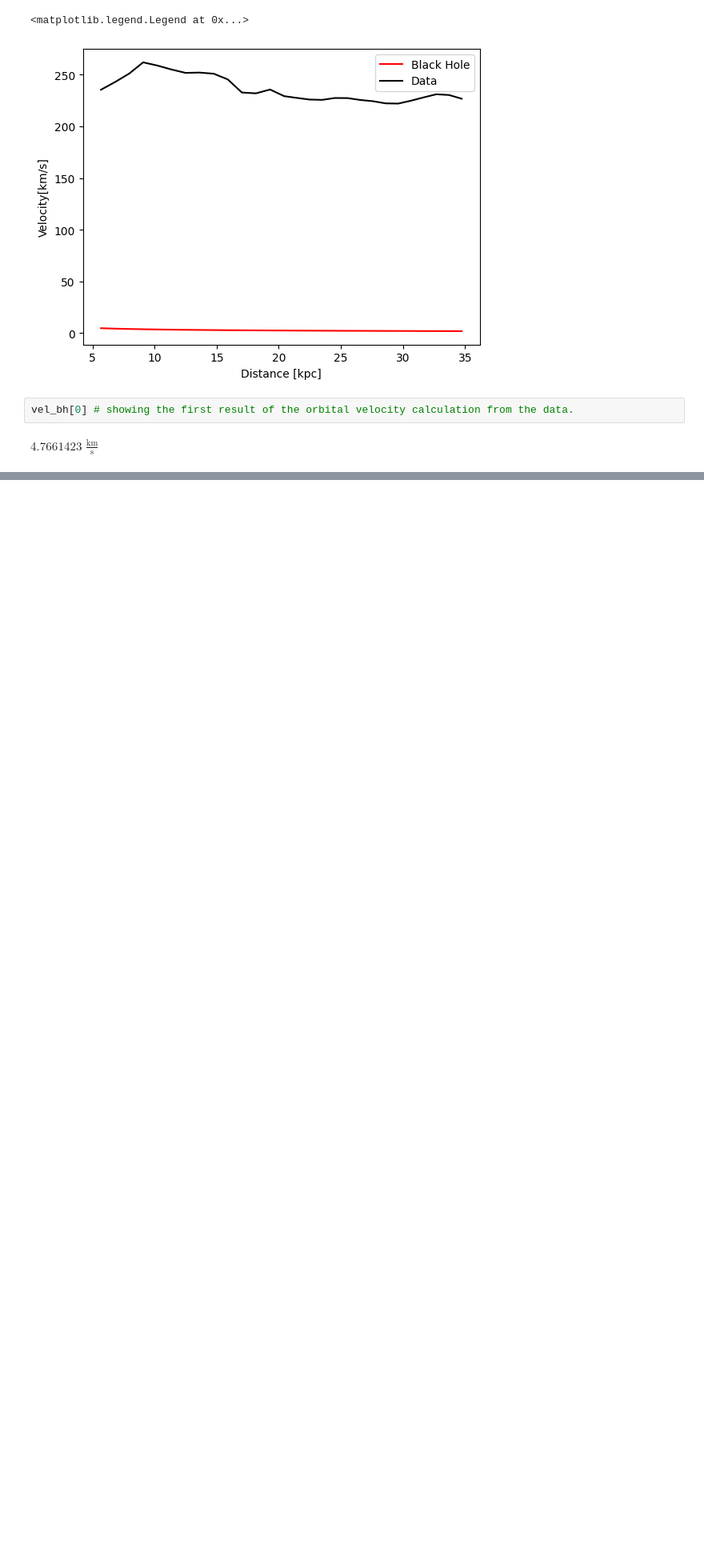
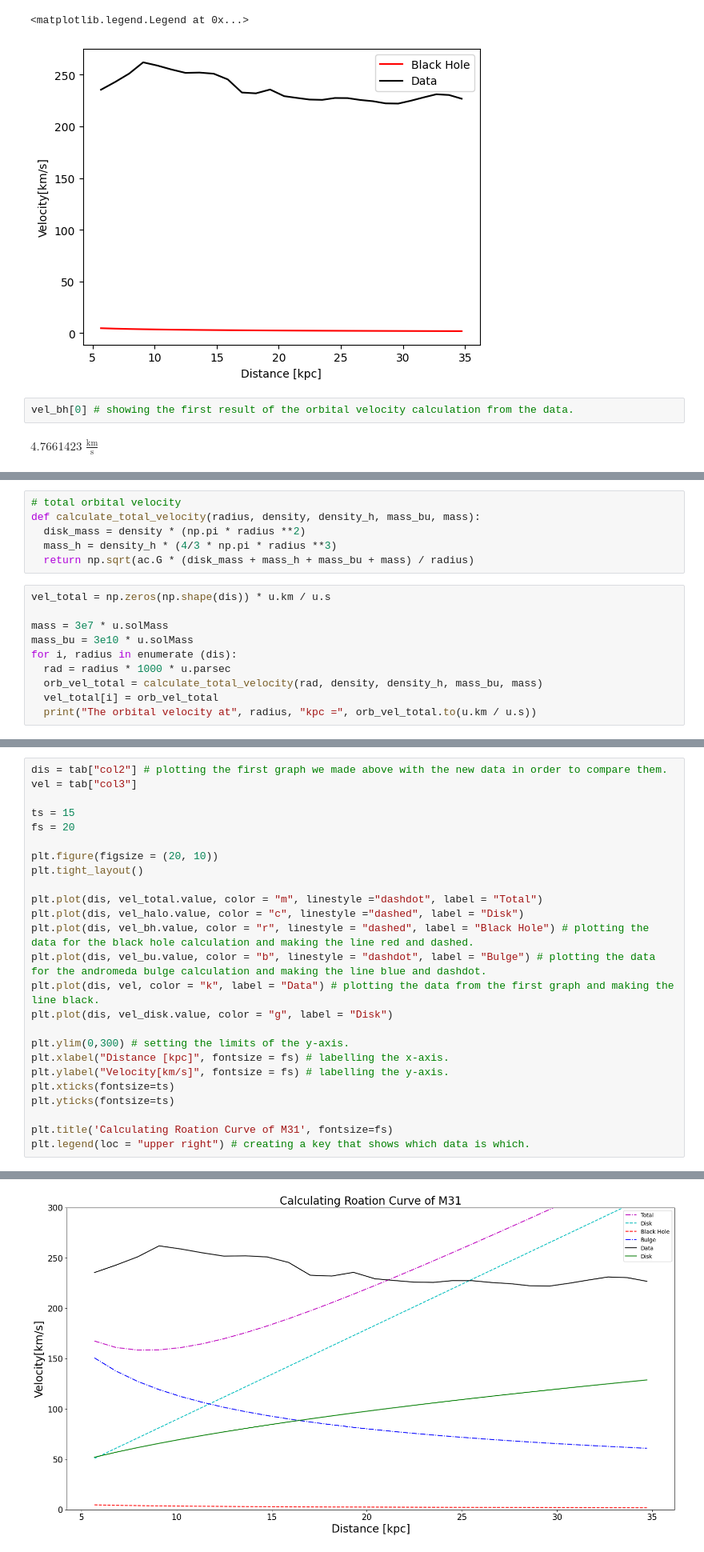
Before and after one commit to NireAstro/1221-dark-matter, a Jupyter notebook: 1221_hello_world.ipynb, the cells around one changed output, grey strips where cells are left out. Shown: that part at 80% size. Saved outputs shown, nothing was run; the diff lists cells and outputs as text; blank space fills up the shorter version.

```diff
--- a/1221_hello_world.ipynb
+++ b/1221_hello_world.ipynb
@@ -166,0 +327,16 @@ $4.7661423 \; \mathrm{\frac{km}{s}}$
+# %%
+# total orbital velocity
+def calculate_total_velocity(radius, density, density_h, mass_bu, mass):
+  disk_mass = density * (np.pi * radius **2)
+  mass_h = density_h * (4/3 * np.pi * radius **3)
+  return np.sqrt(ac.G * (disk_mass + mass_h + mass_bu + mass) / radius)
+# %%
+vel_total = np.zeros(np.shape(dis)) * u.km / u.s
+
+mass = 3e7 * u.solMass
+mass_bu = 3e10 * u.solMass
+for i, radius in enumerate (dis):
+  rad = radius * 1000 * u.parsec
+  orb_vel_total = calculate_total_velocity(rad, density, density_h, mass_bu, mass)
+  vel_total[i] = orb_vel_total
+  print("The orbital velocity at", radius, "kpc =", orb_vel_total.to(u.km / u.s))
@@ -166,0 +361,26 @@ $4.7661423 \; \mathrm{\frac{km}{s}}$
+# %%
+dis = tab["col2"] # plotting the first graph we made above with the new data in order to compare them.
+vel = tab["col3"]
+
+ts = 15
+fs = 20
+
+plt.figure(figsize = (20, 10))
+plt.tight_layout()
+
+plt.plot(dis, vel_total.value, color = "m", linestyle ="dashdot", label = "Total")
+plt.plot(dis, vel_halo.value, color = "c", linestyle ="dashed", label = "Disk")
+plt.plot(dis, vel_bh.value, color = "r", linestyle = "dashed", label = "Black Hole") # plotting the data for the black hole calculation and making the line red and dashed.
+plt.plot(dis, vel_bu.value, color = "b", linestyle = "dashdot", label = "Bulge") # plotting the data for the andromeda bulge calculation and making the line blue and dashdot.
+plt.plot(dis, vel, color = "k", label = "Data") # plotting the data from the first graph and making the line black.
+plt.plot(dis, vel_disk.value, color = "g", label = "Disk")
+
+plt.ylim(0,300) # setting the limits of the y-axis.
+plt.xlabel("Distance [kpc]", fontsize = fs) # labelling the x-axis.
+plt.ylabel("Velocity[km/s]", fontsize = fs) # labelling the y-axis.
+plt.xticks(fontsize=ts)
+plt.yticks(fontsize=ts)
+
+plt.title('Calculating Roation Curve of M31', fontsize=fs)
+plt.legend(loc = "upper right") # creating a key that shows which data is which.
+# %% [output]
@@ -166,0 +388 @@ $4.7661423 \; \mathrm{\frac{km}{s}}$
+[figure, added]
```
Also changed, not shown: parts of 19 cells of this notebook.
